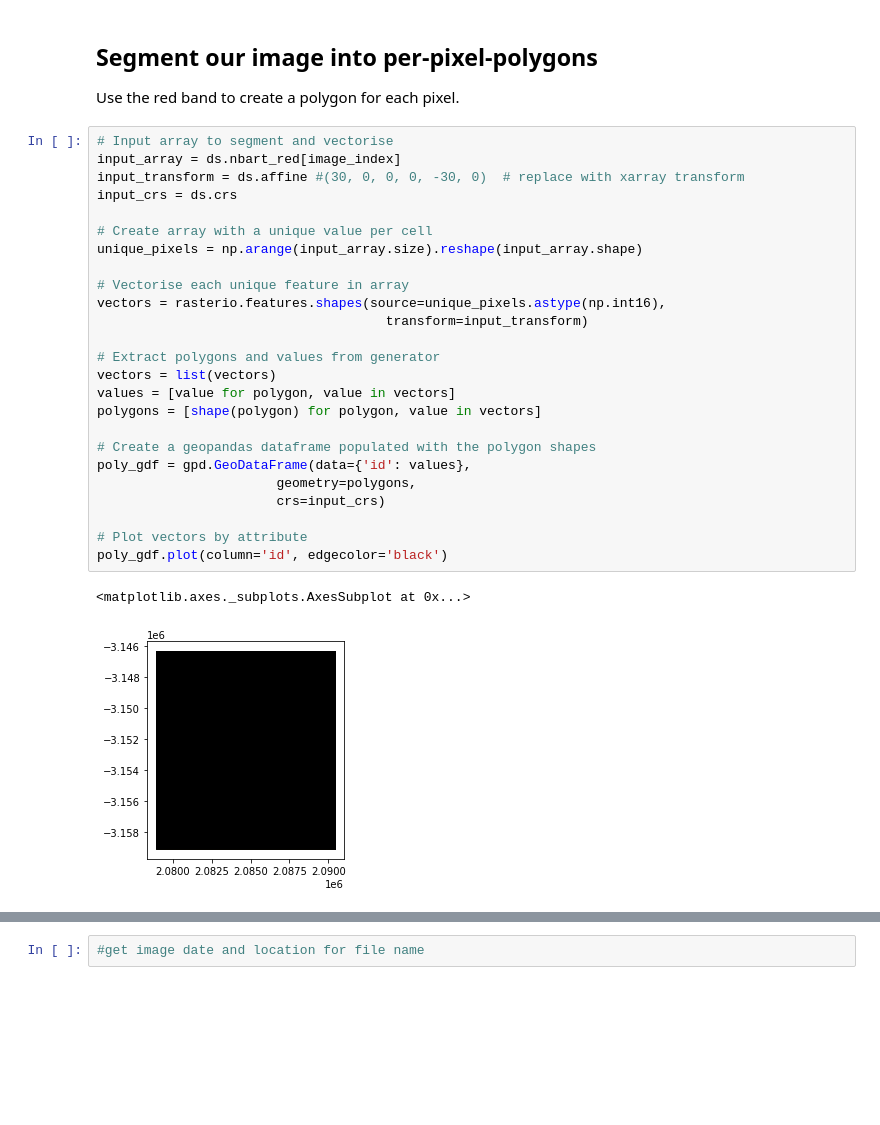
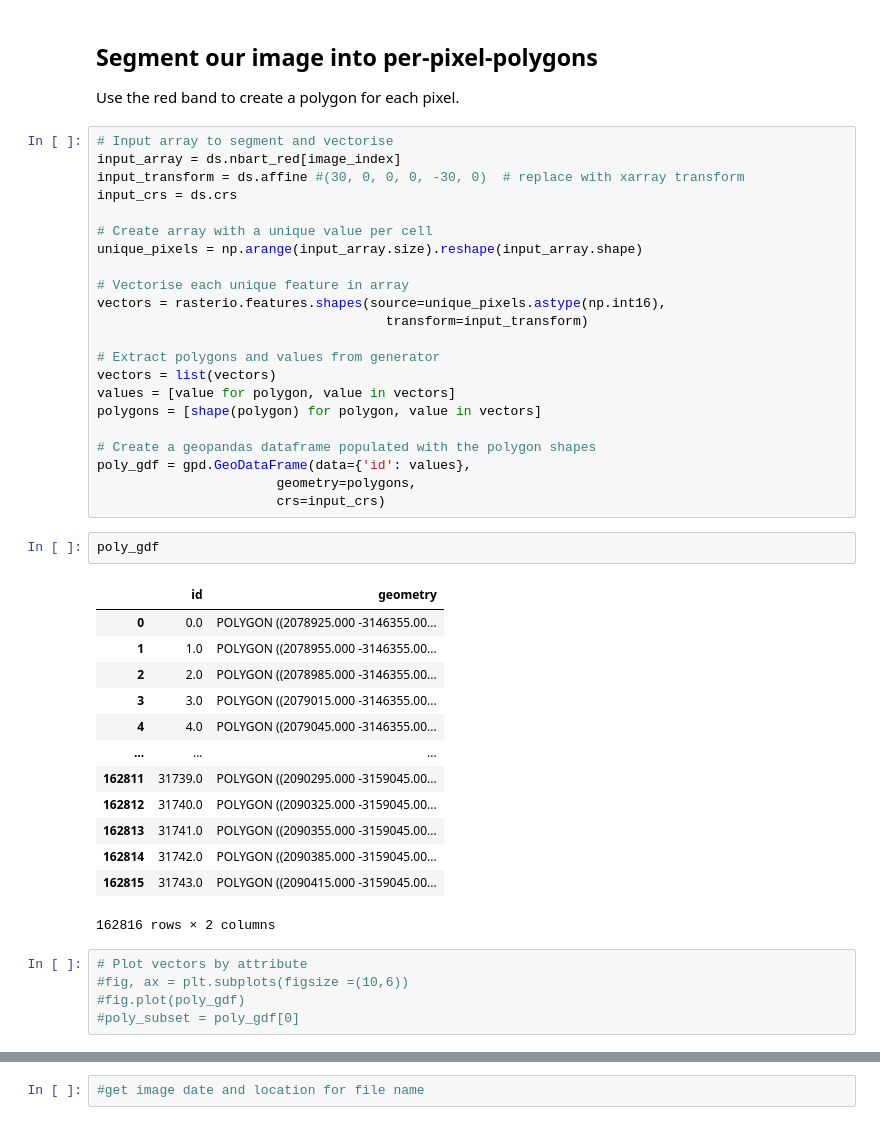
Before and after one commit to gorsol/dea-notebooks, a Jupyter notebook: 00_Development_Notebooks/Pixel_Edges/Polygonise_pixel_edges.ipynb, the cells around one changed output, grey strips where cells are left out. Cells and saved outputs as stored; diff of their text form; blank space fills up the shorter version.

```diff
--- a/00_Development_Notebooks/Pixel_Edges/Polygonise_pixel_edges.ipynb
+++ b/00_Development_Notebooks/Pixel_Edges/Polygonise_pixel_edges.ipynb
@@ -204,9 +187,24 @@ polygons = [shape(polygon) for polygon, value in vectors]
 poly_gdf = gpd.GeoDataFrame(data={'id': values},
                        geometry=polygons,
                        crs=input_crs)
-
-# Plot vectors by attribute
-poly_gdf.plot(column='id', edgecolor='black')
-# %% [output]
-<matplotlib.axes._subplots.AxesSubplot at 0x...>
-[figure, removed]
+# %%
+poly_gdf
+# %% [output]
+|  | id | geometry |
+| 0 | 0.0 | POLYGON ((2078925.000 -3146355.00... |
+| 1 | 1.0 | POLYGON ((2078955.000 -3146355.00... |
+| 2 | 2.0 | POLYGON ((2078985.000 -3146355.00... |
+| 3 | 3.0 | POLYGON ((2079015.000 -3146355.00... |
+| 4 | 4.0 | POLYGON ((2079045.000 -3146355.00... |
+| ... | ... | ... |
+| 162811 | 31739.0 | POLYGON ((2090295.000 -3159045.00... |
+| 162812 | 31740.0 | POLYGON ((2090325.000 -3159045.00... |
+| 162813 | 31741.0 | POLYGON ((2090355.000 -3159045.00... |
+| 162814 | 31742.0 | POLYGON ((2090385.000 -3159045.00... |
+| 162815 | 31743.0 | POLYGON ((2090415.000 -3159045.00... |
+162816 rows × 2 columns
+# %%
+# Plot vectors by attribute
+#fig, ax = plt.subplots(figsize =(10,6))
+#fig.plot(poly_gdf)
+#poly_subset = poly_gdf[0]
```
Also changed, not shown: parts of 14 cells of this notebook.
